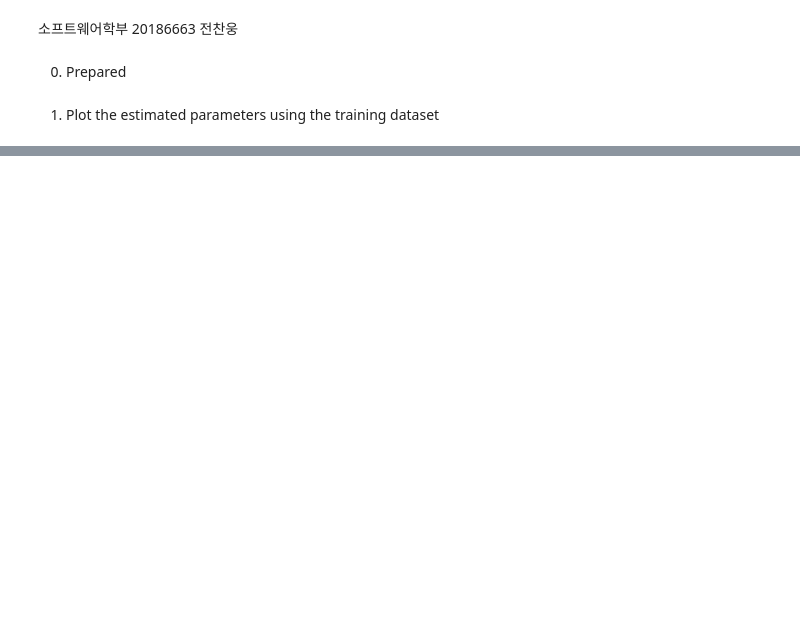
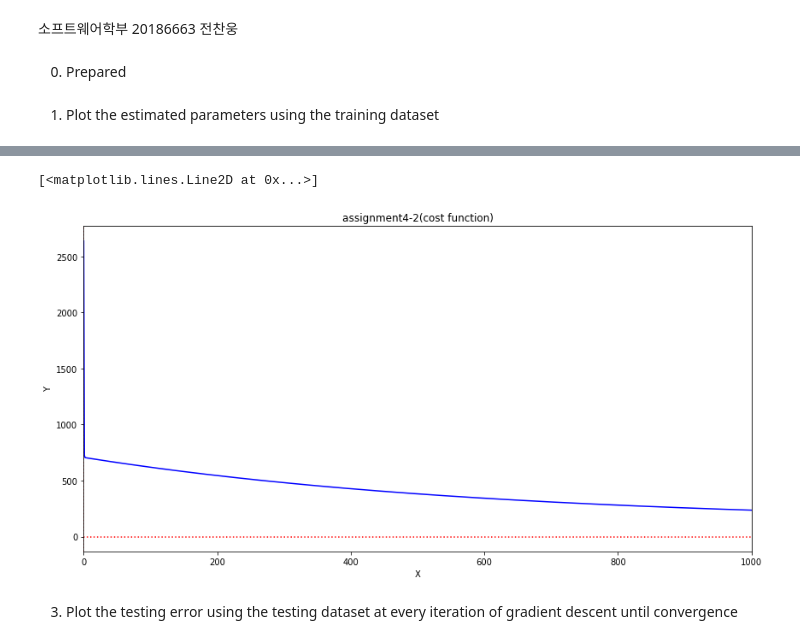
Before and after one commit to ChanWoongJeon/machinelearning, a Jupyter notebook: assignment4.ipynb, the cells around one changed output, grey strips where cells are left out. Saved outputs shown, nothing was run; the diff lists cells and outputs as text; code cells hidden in the pictures; blank space fills up the shorter version.

```diff
--- a/assignment4.ipynb
+++ b/assignment4.ipynb
@@ -109,0 +110,14 @@ plt.show()
+# %%
+plt.figure(figsize=(14, 7))
+plt.axvline(x=0, color = 'r',linestyle=':')
+plt.axhline(y=0, color = 'r',linestyle=':')
+plt.title("assignment4-2(cost function)")
+plt.xlabel('X')
+plt.ylabel('Y')
+plt.xlim(0,1000)
+plt.plot(range(3000000),obj,color='b',label='cost function')
+# %% [output]
+[<matplotlib.lines.Line2D at 0x...>]
+[figure, added]
+# %% [markdown]
+3. Plot the testing error using the testing dataset at every iteration of gradient descent until convergence
```
Also changed, not shown: parts of 8 cells of this notebook.
